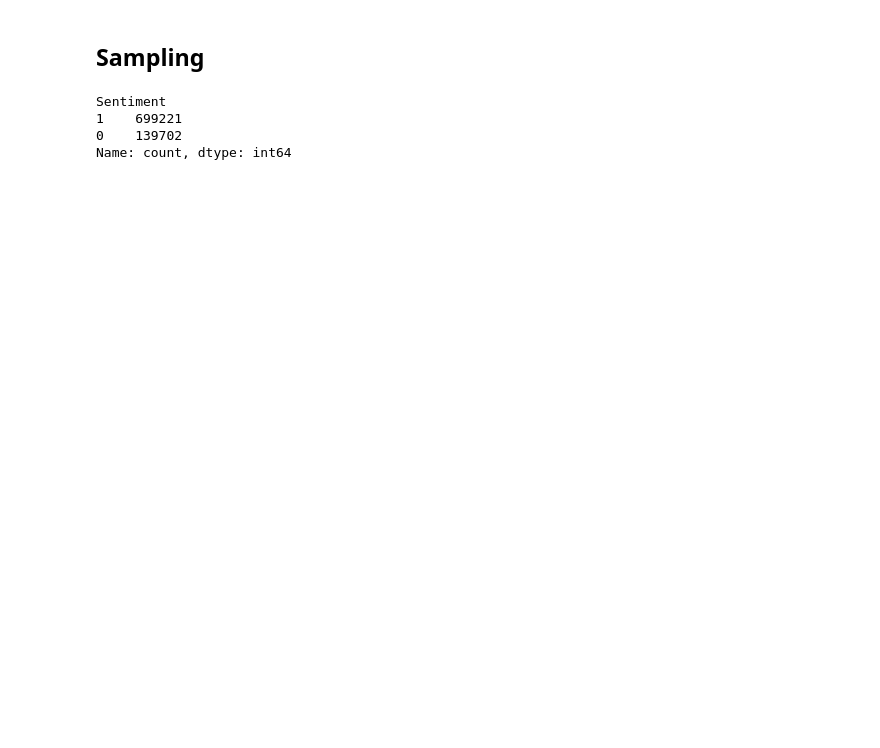
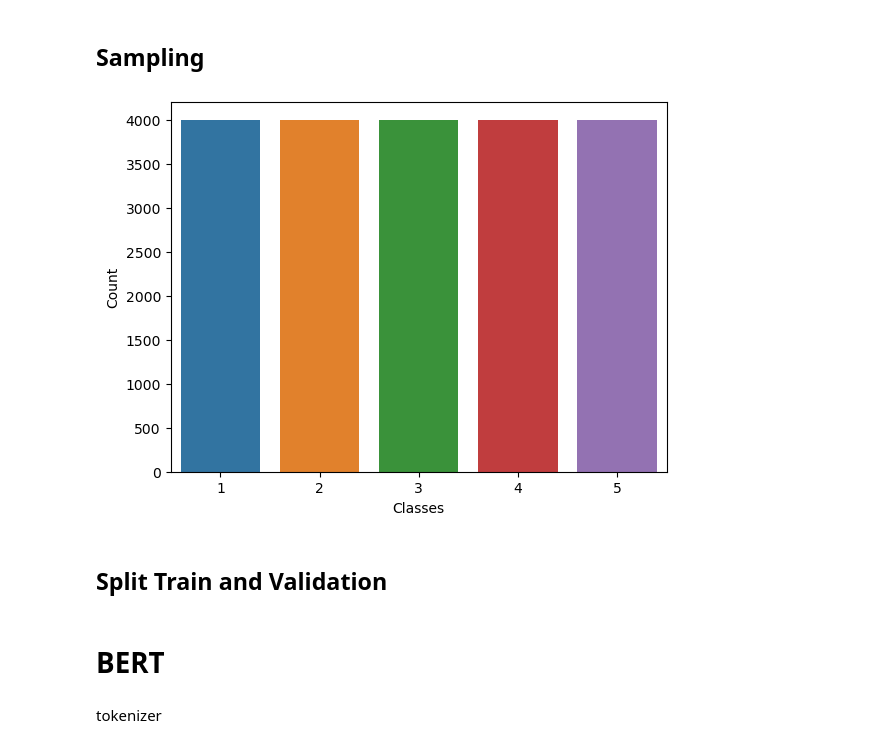
Before and after one commit to mr-robot77/Quera_G11-Project3, a Jupyter notebook: Problem2-Sentiment Analysis-NLP/Sentiment_Analysis_Amazon_NLP_Q3.ipynb, the cells around one changed output. Saved outputs shown, nothing was run; the diff lists cells and outputs as text; code cells hidden in the pictures; blank space fills up the shorter version.

```diff
--- a/Problem2-Sentiment Analysis-NLP/Sentiment_Analysis_Amazon_NLP_Q3.ipynb
+++ b/Problem2-Sentiment Analysis-NLP/Sentiment_Analysis_Amazon_NLP_Q3.ipynb
@@ -294,0 +264,3 @@ df_train.head()
+# %%
+review_0_indexes = df_train[df_train['review_lengths'] == 0].index
+review_0_indexes
@@ -294,0 +276,2 @@ df_train.head()
+# %%
+df_train = df_train.drop(review_0_indexes)
@@ -295,9 +282,2 @@ df_train.head()
 # %% [markdown]
 ## Sampling
-# %%
-df_train['Sentiment'].value_counts()
-# %% [output]
-Sentiment
-1    699221
-0    139702
-Name: count, dtype: int64
@@ -303,0 +290,26 @@ Name: count, dtype: int64
+# %%
+def sampling(df, num_target, each_class_size):
+    # Identify the size of the smallest class
+    min_class_size = min(each_class_size, df[num_target].value_counts().min())
+
+    # Perform random sampling for each class to balance the sizes
+    balanced_df = pd.concat([
+        df[df[num_target] == sentiment].sample(min_class_size, replace=True)
+        for sentiment in df[num_target].unique()
+    ])
+
+    # Shuffle the rows to randomize the order of samples
+    balanced_df = balanced_df.sample(frac=1).reset_index(drop=True)
+    return balanced_df
+# %%
+df_train_balanced = sampling(df_train, 'overall', 4000)
+# %%
+counts = df_train_balanced['overall'].value_counts()
+sns.barplot(x=counts.index, y=counts)
+plt.xlabel('Classes')
+plt.ylabel('Count')
+plt.show()
+# %% [output]
+[figure, added]
+# %% [markdown]
+## Split Train and Validation
@@ -303,0 +324,4 @@ Name: count, dtype: int64
+# %% [markdown]
+# BERT
+# %% [markdown]
+tokenizer
```
Also changed, not shown: parts of 107 cells of this notebook.
